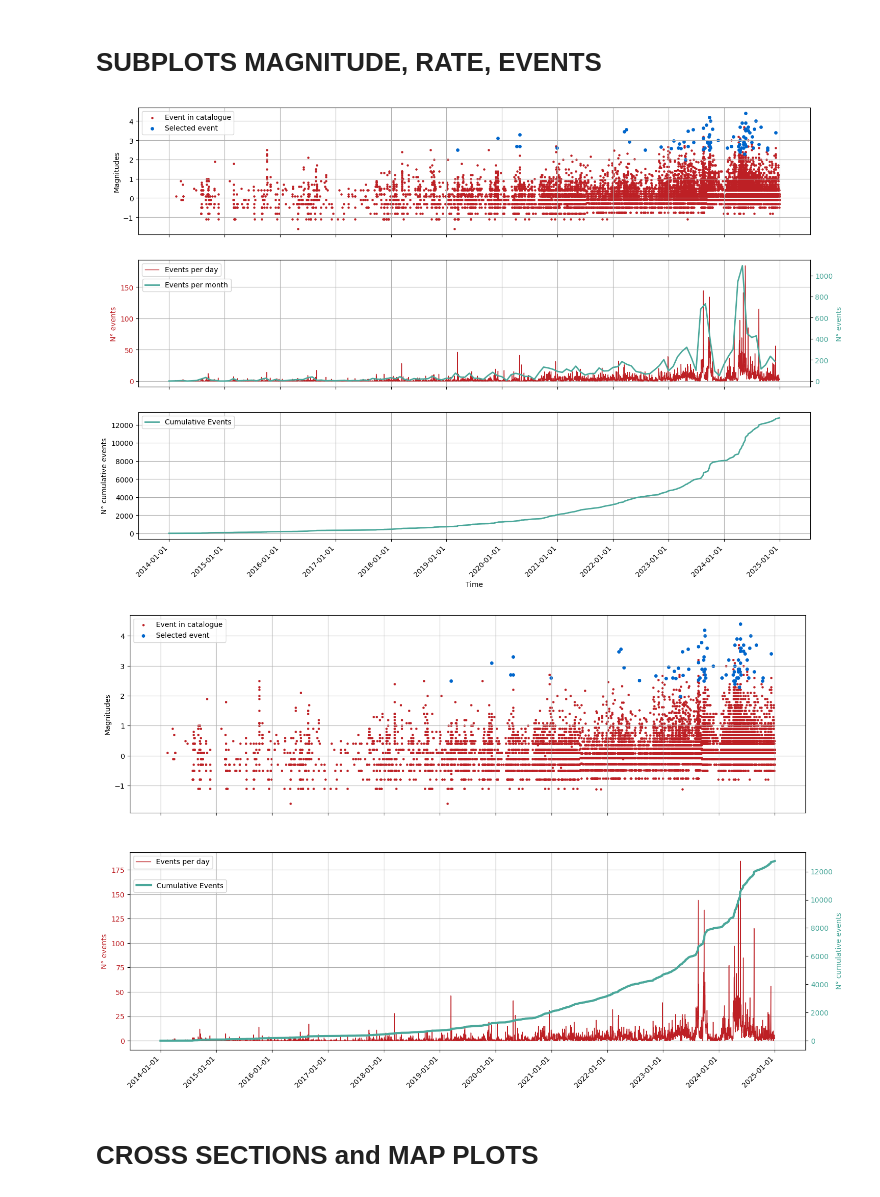
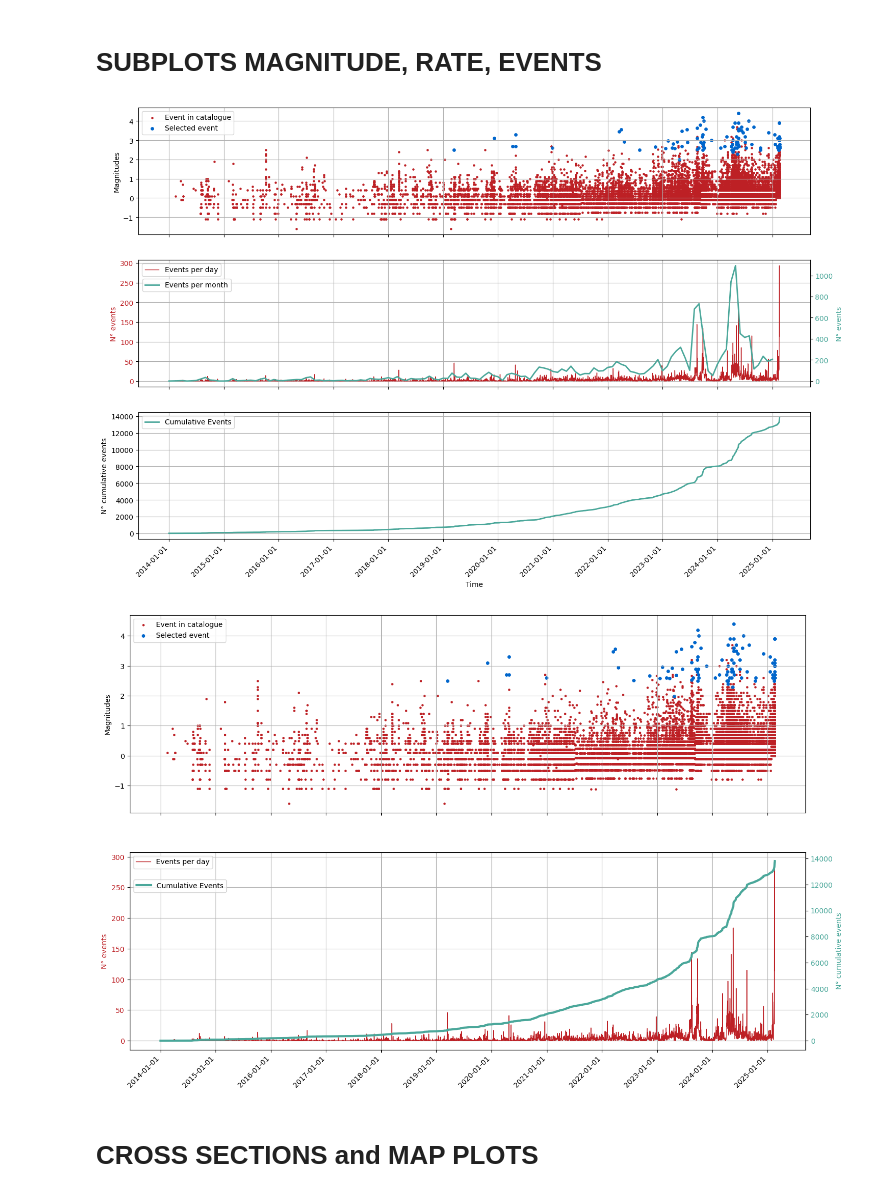
Before and after one commit to giacomorapagnani/CAMPI_FLEGREI_moment_tensor, a Jupyter notebook: codes/plot_catalogue_pyrocko.ipynb, the cells around one changed output. Drawn from its saved outputs; the diff is of its cells as text; code cells hidden in the pictures.

```diff
--- a/codes/plot_catalogue_pyrocko.ipynb
+++ b/codes/plot_catalogue_pyrocko.ipynb
@@ -75,7 +75,7 @@ for ev in events_final:
     mag_ev_final.append( float(ev.tags[1].split(':')[1]) )
 # RATE: NUMBER OF EVENTS PER MONTH
 #time axis spaced by month
-time_ax_month = num.arange('2014-01-01', '2025-01-01', dtype='datetime64[M]')           ###CHANGE###
+time_ax_month = num.arange('2014-01-01', '2025-02-19', dtype='datetime64[M]')           ###CHANGE###
 
 #event rate
 rate_events_month=[]
@@ -91,7 +91,7 @@ for t in time_ax_month:
 
 # NUMBER OF EVENTS PER DAY
 # time axis spaced by day
-time_ax = num.arange('2014-01-01', '2025-01-01', dtype='datetime64[D]')                 ###CHANGE###
+time_ax = num.arange('2014-01-01', '2025-02-19', dtype='datetime64[D]')                 ###CHANGE###
 
 #cumulative events
 rate_events_day=[]
@@ -107,7 +107,7 @@ for t in time_ax:
 
 #CUMULATIVE EVENTS PER DAY
 # time axis spaced by day
-time_ax = num.arange('2014-01-01', '2025-01-01', dtype='datetime64[D]')             ###CHANGE###
+time_ax = num.arange('2014-01-01', '2025-02-19', dtype='datetime64[D]')             ###CHANGE###
 
 #cumulative events
 n_events=[]
@@ -126,7 +126,7 @@ for t in time_ax:
 # SUBPLOTS MAGNITUDE, RATE, EVENTS
 # %%
 #SAVE FIGURE SWITCH
-save_fig1=True
+save_fig1=False
 
 # Creazione della figura e dei subplot
 fig, axs = plt.subplots(3, 1, figsize=(17,11), sharex=True)
@@ -195,10 +195,10 @@ if save_fig1:
 
     plt.savefig(figname_svg)
 # %% [output]
-[figure, old version]
+[figure, new version]
 # %%
 #SAVE FIGURE SWITCH
-save_fig1b=True
+save_fig1b=False
 
 # Creazione della figura e dei subplot
 fig, axs = plt.subplots(2, 1, figsize=(17,11), sharex=True)
@@ -233,34 +233,34 @@ ax2.tick_params(axis='y', labelcolor=color1)
 ax2.legend(loc='upper left', bbox_to_anchor=(0.0005, 0.88)) #try and error parameters
 
 
 # Formattazione dell'asse delle ascisse
 #axs[2].xaxis.set_major_locator(dates.AutoDateLocator(minticks=num_intervals))
 axs[1].xaxis.set_major_locator(dates.YearLocator(1))  # Un'etichetta ogni anno
 
 axs[1].xaxis.set_major_formatter(dates.DateFormatter('%Y-%m-%d'))
 
 # Imposta l'etichetta dell'asse x (condivisa tra i subplot) con orientazione inclinata
 for label in axs[1].xaxis.get_majorticklabels():
     label.set_rotation(45)
     label.set_horizontalalignment('right')
 
 if save_fig1b:
 
     plot_name= os.path.join(plot_dir, name)
 
     figname = os.path.join(plot_name, 'catologue_flegrei_'+name+'.pdf')
     if os.path.isfile(figname):
         os.remove(figname)
 
     plt.savefig(figname)
 
     figname_svg = os.path.join(plot_name, 'catologue_flegrei_'+name+'.svg')
     if os.path.isfile(figname_svg):
         os.remove(figname_svg)
 
     plt.savefig(figname_svg)
 # %% [output]
-[figure, old version]
+[figure, new version]
 # %% [markdown]
 # CROSS SECTIONS and MAP PLOTS
 # %%
```
Also changed, not shown: parts of 7 cells of this notebook, 31 other files.
